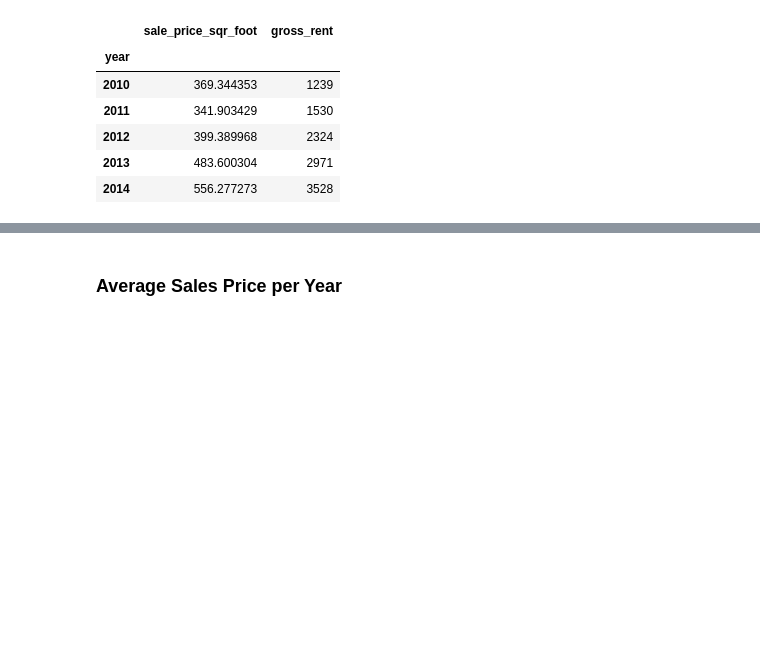
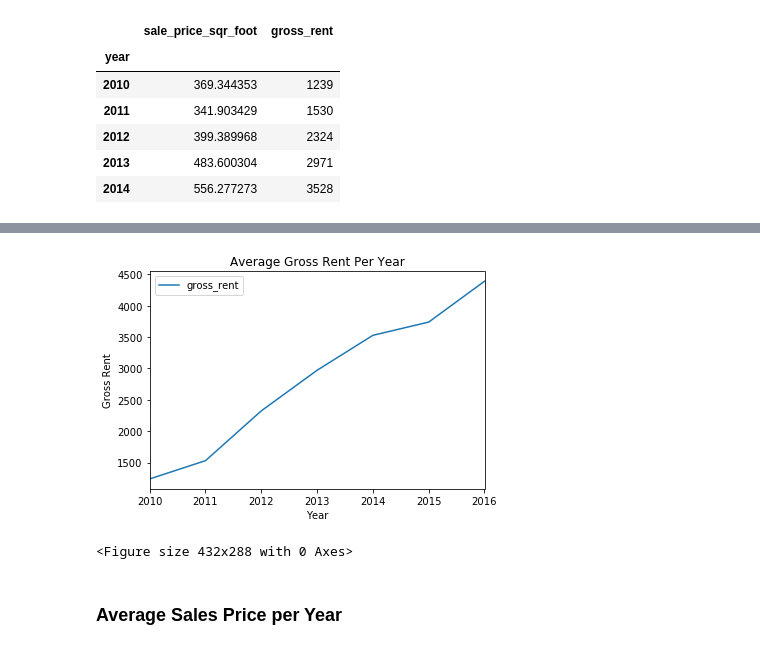
Before and after one commit to cliu1827/FinTech-Homework, a Jupyter notebook: 06-PyViz/Instructions/Starter_Code/rental_analysis.ipynb, the cells around one changed output, grey strips where cells are left out. Saved outputs shown, nothing was run; the diff lists cells and outputs as text; code cells hidden in the pictures; blank space fills up the shorter version.

```diff
--- a/06-PyViz/Instructions/Starter_Code/rental_analysis.ipynb
+++ b/06-PyViz/Instructions/Starter_Code/rental_analysis.ipynb
@@ -83,10 +85,10 @@ In this section, you will calculate the average gross rent and average sales pri
 # %%
 # Calculate the average gross rent and average sale price per square foot
 # YOUR CODE HERE!
-df = pd.DataFrame()
-df['sale_price_sqr_foot'] = sfo_data['sale_price_sqr_foot'].groupby('year').mean()
-df['gross_rent'] = sfo_data['gross_rent'].groupby('year').mean()
-df.head()
+rent_sales = pd.DataFrame()
+rent_sales['sale_price_sqr_foot'] = sfo_data['sale_price_sqr_foot'].groupby('year').mean()
+rent_sales['gross_rent'] = sfo_data['gross_rent'].groupby('year').mean()
+rent.head()
 # %% [output]
 |  | sale_price_sqr_foot | gross_rent |
 | year |  |  |
@@ -98,7 +100,15 @@ df.head()
 # %%
 # Plot the Average Gross Rent per Year as a Line Chart
 # YOUR CODE HERE!
-df['gross_rent'].hvplot.line(title = "Average Gross Rent in San Francisco",
-                             xlabel="Year",
-                             ylabel="Gross Rent")
+
+rent_plot = rent_sales.plot.line(y = "gross_rent")
+fig_rent_plot = plt.figure()
+rent_plot.set_xlabel("Year")
+rent_plot.set_ylabel("Gross Rent")
+rent_plot.set_title("Average Gross Rent Per Year")
+plt.close(fig_units_plot)
+
+# df['gross_rent'].hvplot.line(title = "Average Gross Rent in San Francisco",
+#                              xlabel="Year",
+#                              ylabel="Gross Rent")
 # %% [output]
@@ -106,3 +115,5 @@ df['gross_rent'].hvplot.line(title = "Average Gross Rent in San Francisco",
+[figure, added]
+<Figure size 432x288 with 0 Axes>
 # %% [markdown]
 ### Average Sales Price per Year
 # %%
```
Also changed, not shown: parts of 10 cells of this notebook, 1 other file.
